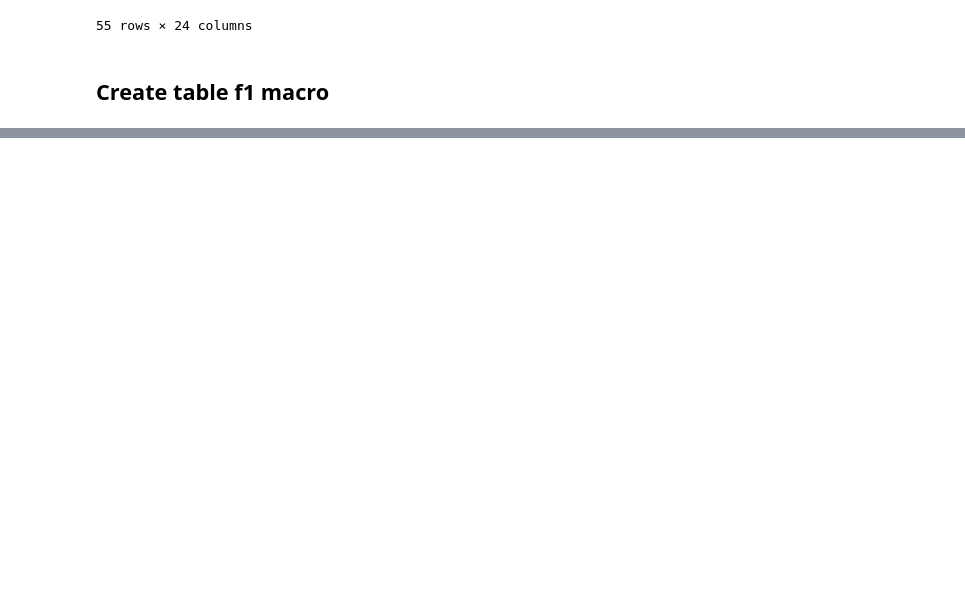
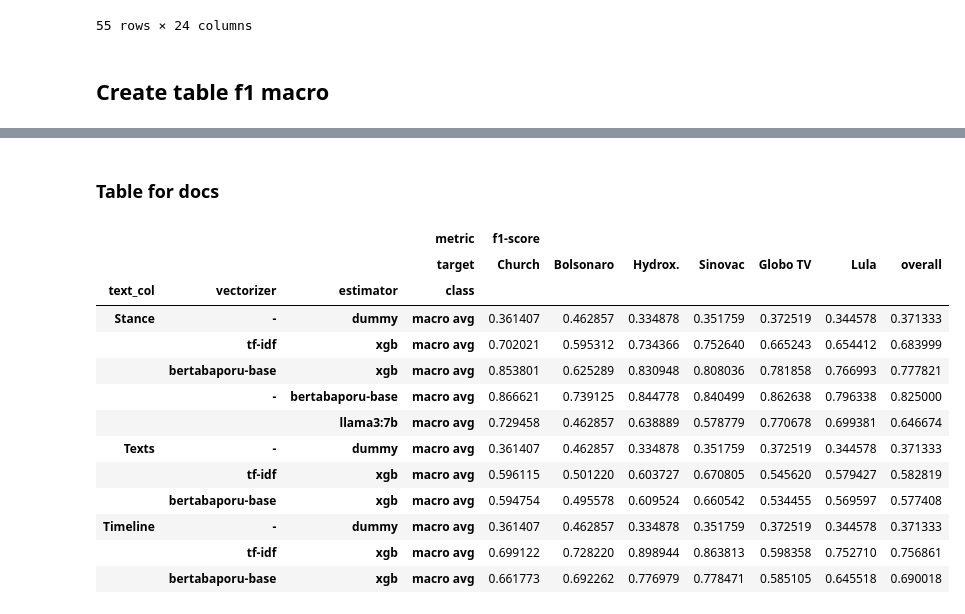
Before and after one commit to semcovici/stance-prediction-UstanceBR, a Jupyter notebook: notebooks/3.results_analysis.ipynb, the cells around one changed output, grey strips where cells are left out. Saved outputs shown, nothing was run; the diff lists cells and outputs as text; code cells hidden in the pictures; blank space fills up the shorter version.

```diff
--- a/notebooks/3.results_analysis.ipynb
+++ b/notebooks/3.results_analysis.ipynb
@@ -188,0 +170,20 @@ f1_macro_df.sort_values(('f1-score','overall'))
+# %% [markdown]
+### Table for docs
+# %%
+f1_report = f1_macro_df.copy()
+f1_report
+# %% [output]
+|  |  |  | metric | f1-score |  |  |  |  |  |  |
+|  |  |  | target | Church | Bolsonaro | Hydrox. | Sinovac | Globo TV | Lula | overall |
+| text_col | vectorizer | estimator | class |  |  |  |  |  |  |  |
+| Stance | - | dummy | macro avg | 0.361407 | 0.462857 | 0.334878 | 0.351759 | 0.372519 | 0.344578 | 0.371333 |
+|  | tf-idf | xgb | macro avg | 0.702021 | 0.595312 | 0.734366 | 0.752640 | 0.665243 | 0.654412 | 0.683999 |
+|  | bertabaporu-base | xgb | macro avg | 0.853801 | 0.625289 | 0.830948 | 0.808036 | 0.781858 | 0.766993 | 0.777821 |
+|  | - | bertabaporu-base | macro avg | 0.866621 | 0.739125 | 0.844778 | 0.840499 | 0.862638 | 0.796338 | 0.825000 |
+|  |  | llama3:7b | macro avg | 0.729458 | 0.462857 | 0.638889 | 0.578779 | 0.770678 | 0.699381 | 0.646674 |
+| Texts | - | dummy | macro avg | 0.361407 | 0.462857 | 0.334878 | 0.351759 | 0.372519 | 0.344578 | 0.371333 |
+|  | tf-idf | xgb | macro avg | 0.596115 | 0.501220 | 0.603727 | 0.670805 | 0.545620 | 0.579427 | 0.582819 |
+|  | bertabaporu-base | xgb | macro avg | 0.594754 | 0.495578 | 0.609524 | 0.660542 | 0.534455 | 0.569597 | 0.577408 |
+| Timeline | - | dummy | macro avg | 0.361407 | 0.462857 | 0.334878 | 0.351759 | 0.372519 | 0.344578 | 0.371333 |
+|  | tf-idf | xgb | macro avg | 0.699122 | 0.728220 | 0.898944 | 0.863813 | 0.598358 | 0.752710 | 0.756861 |
+|  | bertabaporu-base | xgb | macro avg | 0.661773 | 0.692262 | 0.776979 | 0.778471 | 0.585105 | 0.645518 | 0.690018 |
```
Also changed, not shown: parts of 18 cells of this notebook, 1 other file.
